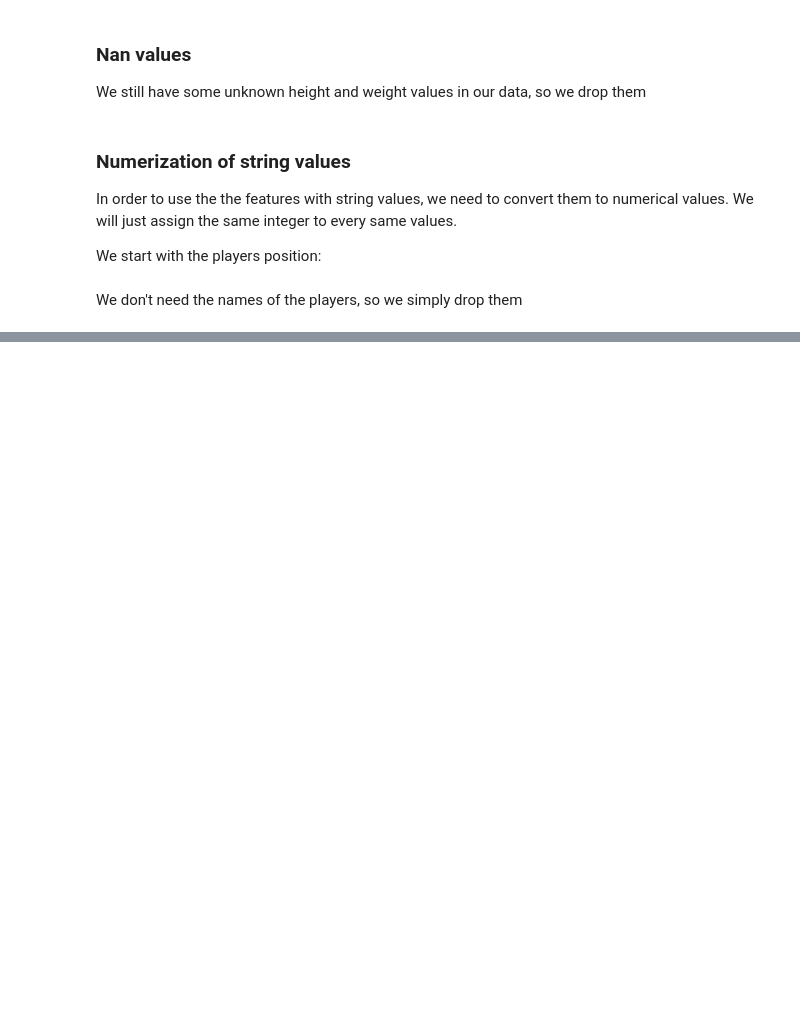
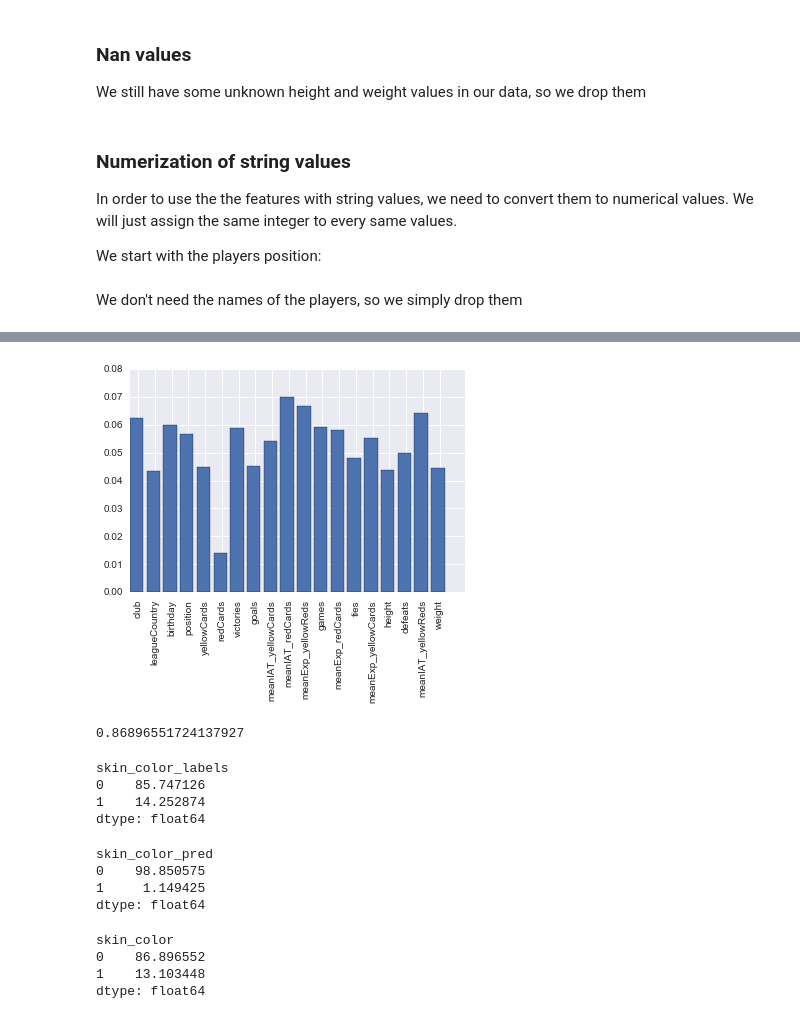
Before and after one commit to nathanquinteiro/ADA-Homework, a Jupyter notebook: 04 - Applied ML/Exercise1.ipynb, the cells around one changed output, grey strips where cells are left out. Drawn from its saved outputs; the diff is of its cells as text; code cells hidden in the pictures; blank space fills up the shorter version.

```diff
--- a/04 - Applied ML/Exercise1.ipynb
+++ b/04 - Applied ML/Exercise1.ipynb
@@ -65,6 +67,12 @@ forest_data = data.drop(["skin_color"], axis = 1)
 # %%
-oob = []
-for i in range(20, 100, 1):
-    forest = RandomForestClassifier(n_estimators = i, max_features=0.33, max_depth=20, n_jobs=-1, oob_score=True)
-    forest.fit(forest_data, forest_label)
-    oob.append(forest.oob_score_)
+def oob_test(data):
+    forest_label = data["skin_color"]
+    forest_data = data.drop(["skin_color"], axis = 1)
+
+    oob = []
+    for i in range(30, 100, 1):
+        forest = RandomForestClassifier(n_estimators = i, max_features=0.33, max_depth=20, n_jobs=-1, oob_score=True)
+        forest.fit(forest_data, forest_label)
+        oob.append(forest.oob_score_)
+
+    plt.plot(range(30, 100, 1), oob, '-')
@@ -75,0 +79,63 @@ plt.plot(range(20, 100, 1), oob, '-')
+# %%
+def display_feature_importance(forest, data, labels):
+    importance = forest.feature_importances_
+    df_importance = pd.DataFrame([importance], columns = data.columns)
+    n_col = len(data.columns)
+    # graph
+    fig, ax = plt.subplots()
+    ax.bar(range(len(importance)), importance)
+    ax.set_xticks(np.arange(0.5, n_col+0.5, 1))
+    ax.set_xticklabels(df_importance.columns, rotation=90)
+# %%
+def split_data(data, labels, ratio=0.5):
+    len_train = int(ratio*len(data))
+    train_data = data.ix[:len_train,:]
+    test_data = data.ix[len_train:,:]
+    train_labels = labels.ix[:len_train]
+    test_labels = labels.ix[len_train:]
+    return train_data, test_data, train_labels, test_labels
+# %%
+def run_forest_importance(data):
+    forest = RandomForestClassifier(n_estimators = 100, max_features="auto", max_depth=20, n_jobs=-1)
+    forest_labels = data["skin_color"]
+    forest_data = data.drop(["skin_color"], axis = 1)
+    train_data, test_data, train_labels, test_labels = split_data(forest_data, forest_labels, 0.7)
+    forest.fit(train_data, train_labels)
+    display_feature_importance(forest, forest_data, forest_labels)
+    return forest, train_data, train_labels, test_data, test_labels
+# %%
+forest, train_dat, train_labels, test_data, test_labels = run_forest_importance(data)
+# %% [output]
+[figure, added]
+# %%
+test_pred = forest.predict(test_data)
+metrics.accuracy_score(test_labels, test_pred)
+# %% [output]
+0.86896551724137927
+# %%
+df_test_labels = test_labels.to_frame()
+df_test_labels.index = range(0, len(df_test_labels))
+df_test_labels.columns=["skin_color_labels"]
+df_test_labels.groupby("skin_color_labels").size()/len(test_labels)*100.0
+# %% [output]
+skin_color_labels
+0    85.747126
+1    14.252874
+dtype: float64
+# %%
+df_pred = pd.Series(test_pred).to_frame()
+df_pred.index = range(0, len(df_pred))
+df_pred.columns=["skin_color_pred"]
+df_pred.groupby("skin_color_pred").size()/len(test_labels)*100.0
+# %% [output]
+skin_color_pred
+0    98.850575
+1     1.149425
+dtype: float64
+# %%
+(test_labels - test_pred).to_frame().groupby("skin_color").size()/len(test_labels)*100.0
+# %% [output]
+skin_color
+0    86.896552
+1    13.103448
+dtype: float64
```
Also changed, not shown: parts of 12 cells of this notebook, 2 other files.
